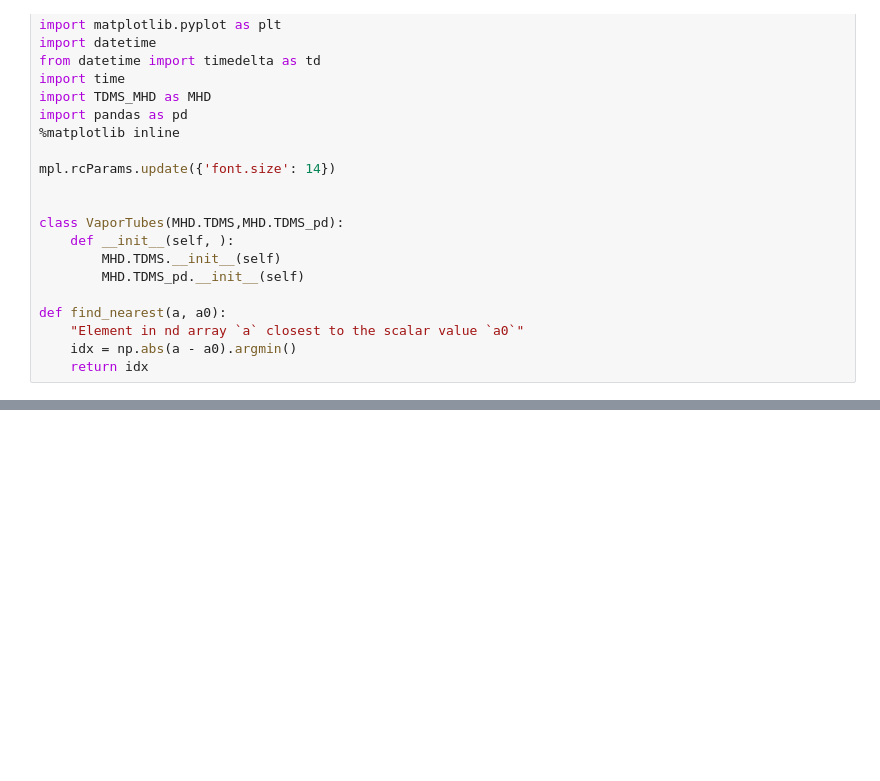
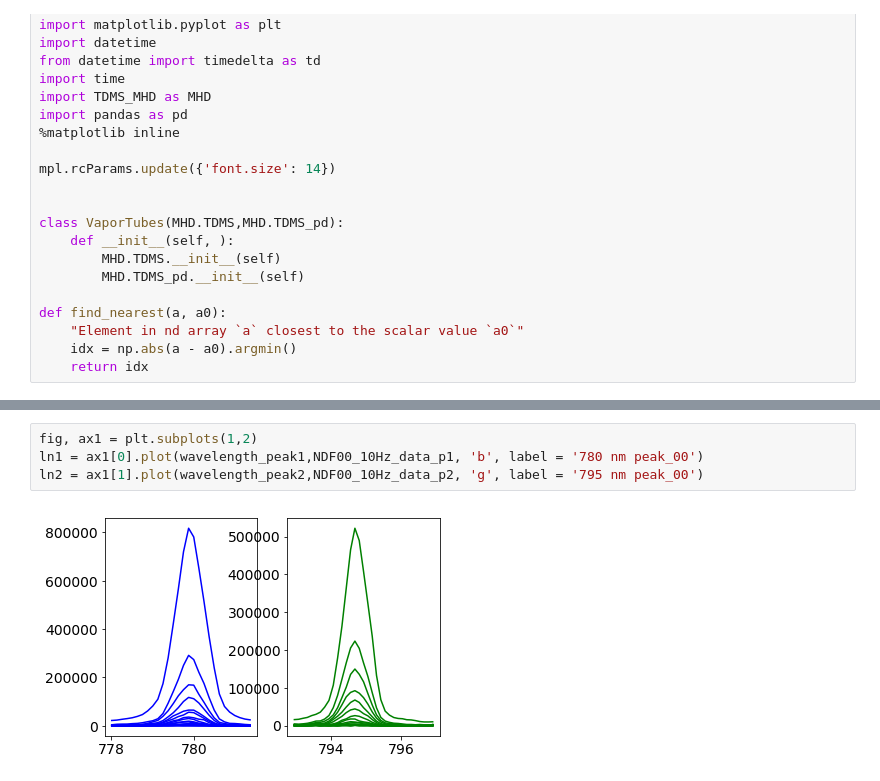
Before and after one commit to msb002/MHDlab, a Jupyter notebook: Python Analysis/Clean_Vapor Tube Analysis-excimer_power.ipynb, the cells around one changed output, grey strips where cells are left out. Cells and saved outputs as stored; diff of their text form; blank space fills up the shorter version.

```diff
--- a/Python Analysis/Clean_Vapor Tube Analysis-excimer_power.ipynb
+++ b/Python Analysis/Clean_Vapor Tube Analysis-excimer_power.ipynb
@@ -107,0 +152,6 @@ laser_data_norm = laser_data/laser_data.max()
+# %%
+fig, ax1 = plt.subplots(1,2)
+ln1 = ax1[0].plot(wavelength_peak1,NDF00_10Hz_data_p1, 'b', label = '780 nm peak_00')
+ln2 = ax1[1].plot(wavelength_peak2,NDF00_10Hz_data_p2, 'g', label = '795 nm peak_00')
+# %% [output]
+[figure, added]
```
Also changed, not shown: parts of 15 cells of this notebook.
